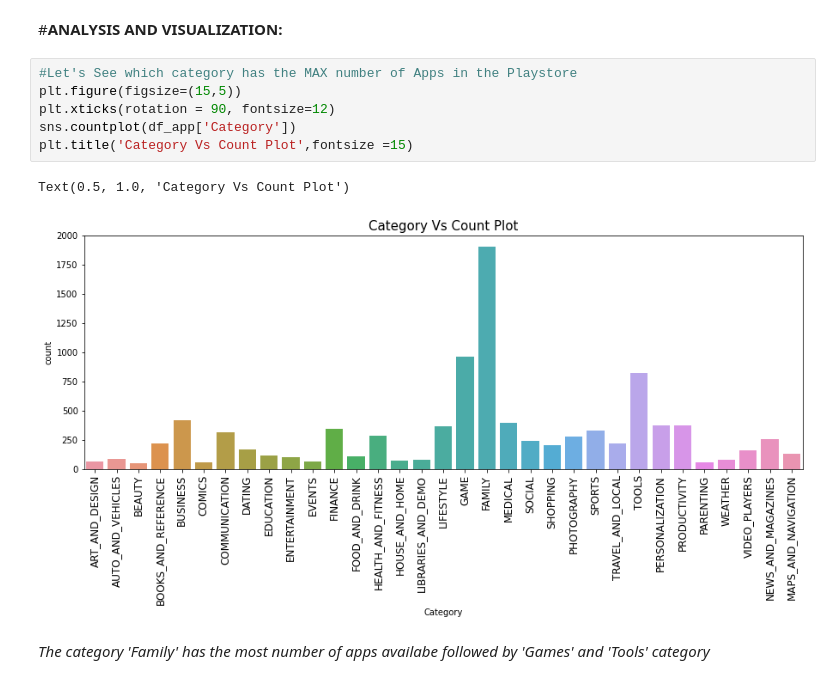
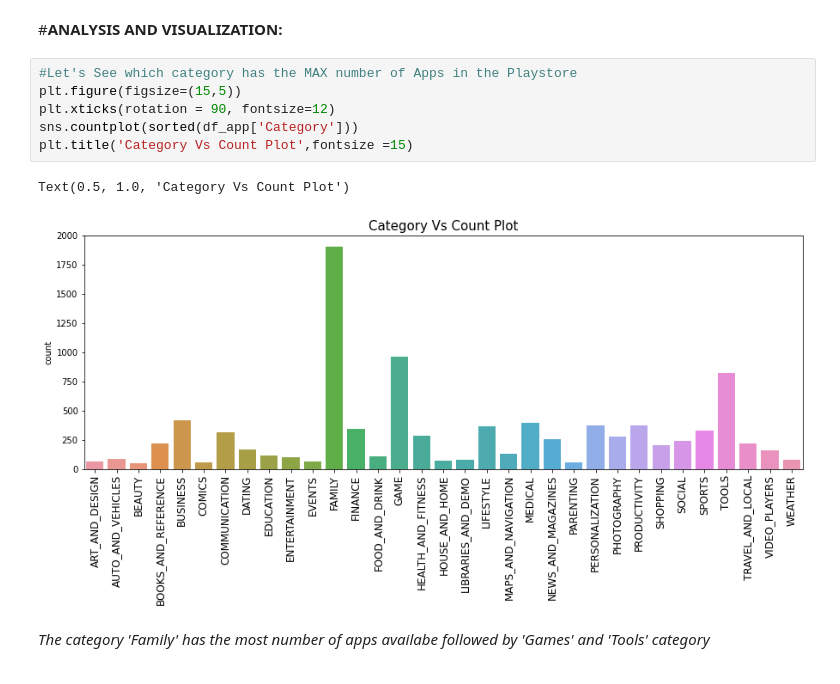
Before and after one commit to paulsoumyadip/eda_on_playstore_review, a Jupyter notebook: Play_Store_App_Review_Analysis_Capstone_Project.ipynb, the cells around one changed output. Drawn from its saved outputs; the diff is of its cells as text.

```diff
--- a/Play_Store_App_Review_Analysis_Capstone_Project.ipynb
+++ b/Play_Store_App_Review_Analysis_Capstone_Project.ipynb
@@ -622,12 +622,12 @@ concat_df.head()
 # %%
 #Let's See which category has the MAX number of Apps in the Playstore
 plt.figure(figsize=(15,5))
 plt.xticks(rotation = 90, fontsize=12)
-sns.countplot(df_app['Category'])
+sns.countplot(sorted(df_app['Category']))
 plt.title('Category Vs Count Plot',fontsize =15)
 # %% [output]
 Text(0.5, 1.0, 'Category Vs Count Plot')
-[figure, old version]
+[figure, new version]
 # %% [markdown]
 *The category 'Family' has the most number of apps availabe followed by 'Games' and 'Tools' category*
 # %%
```
Also changed, not shown: parts of 29 cells of this notebook.
